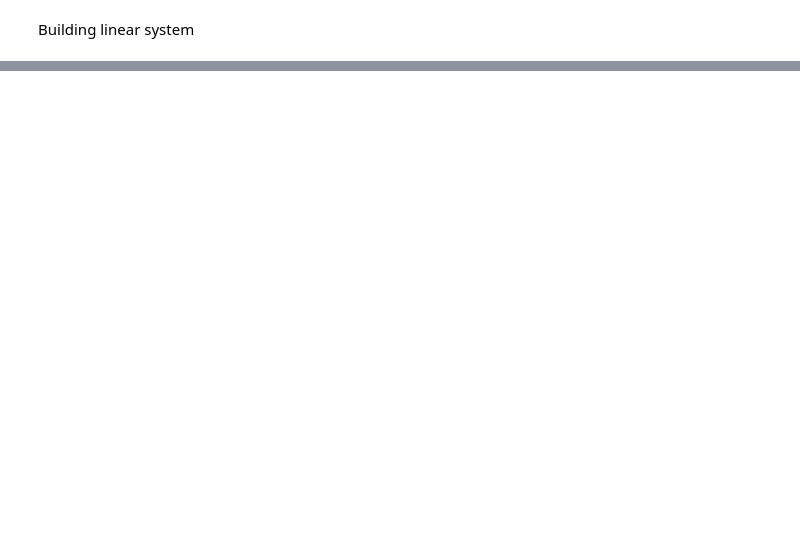
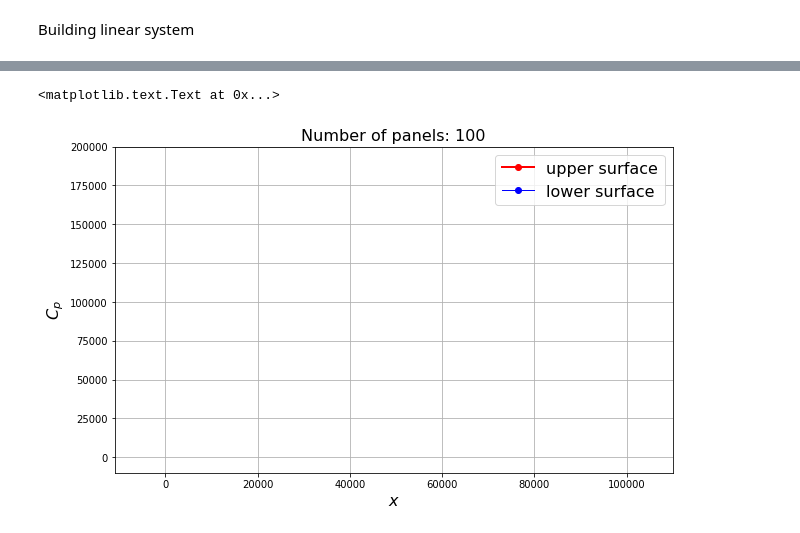
Before and after one commit to tianjiaozhang678/mae6226, a Jupyter notebook: Assignment3.ipynb, the cells around one changed output, grey strips where cells are left out. Drawn from its saved outputs; the diff is of its cells as text; code cells hidden in the pictures; blank space fills up the shorter version.

```diff
--- a/Assignment3.ipynb
+++ b/Assignment3.ipynb
@@ -208,0 +254,43 @@ TypeError: kutta_condition() missing 1 required positional argument: 'B_b'
+# %%
+def build_freestream_tangential_velocity_rhs(panels, panels_fp, freestream):
+    b = numpy.empty(panels.size + panels_fp.size, dtype=float)
+    for i, panel in enumerate(panels):
+        b[i] = freestream.u_inf * numpy.sin(freestream.alpha - panel.beta)
+    for j, panel in enumerate(panels_fp):
+        b[100 + j] = freestream.u_inf * numpy.sin(freestream.alpha - panel.beta)
+    return b
+# %%
+A_vt = build_tangential_velocity_matrix(panels, panels_fp, A_source_main, A_source_flap, A_A)
+b_vt = build_freestream_tangential_velocity_rhs(panels, panels_fp, freestream)
+# %%
+tangential_velocities = numpy.dot(A_vt, strengths) + b_vt
+
+for i, panel in enumerate(panels):
+    panel.vt = tangential_velocities[i]
+for j, panel in enumerate(panels_fp):
+    panel.vt = tangential_velocities[100 + j]
+# %%
+for i, panel in enumerate(panels):
+    panel.cp = 1.0 - (tangential_velocities[i] / freestream.u_inf)**2
+for j, panel in enumerate(panels_fp):
+    panel.cp = 1.0 - (tangential_velocities[100 + j] / freestream.u_inf)**2
+# %%
+pyplot.figure(figsize=(10, 6))
+pyplot.grid()
+pyplot.xlabel('$x$', fontsize=16)
+pyplot.ylabel('$C_p$', fontsize=16)
+pyplot.plot([panel.xc for panel in panels_fp if panel.loc == 'upper'],
+            [panel.cp for panel in panels_fp if panel.loc == 'upper'],
+            label='upper surface',
+            color='r', linestyle='-', linewidth=2, marker='o', markersize=6)
+pyplot.plot([panel.xc for panel in panels_fp if panel.loc == 'lower'],
+            [panel.cp for panel in panels_fp if panel.loc == 'lower'],
+            label= 'lower surface',
+            color='b', linestyle='-', linewidth=1, marker='o', markersize=6)
+pyplot.legend(loc='best', prop={'size':16})
+pyplot.xlim(-11000, 110000)
+pyplot.ylim(-10000, 200000)
+pyplot.title('Number of panels: {}'.format(panels.size), fontsize=16)
+# %% [output]
+<matplotlib.text.Text at 0x...>
+[figure, added]
```
Also changed, not shown: parts of 13 cells of this notebook.
